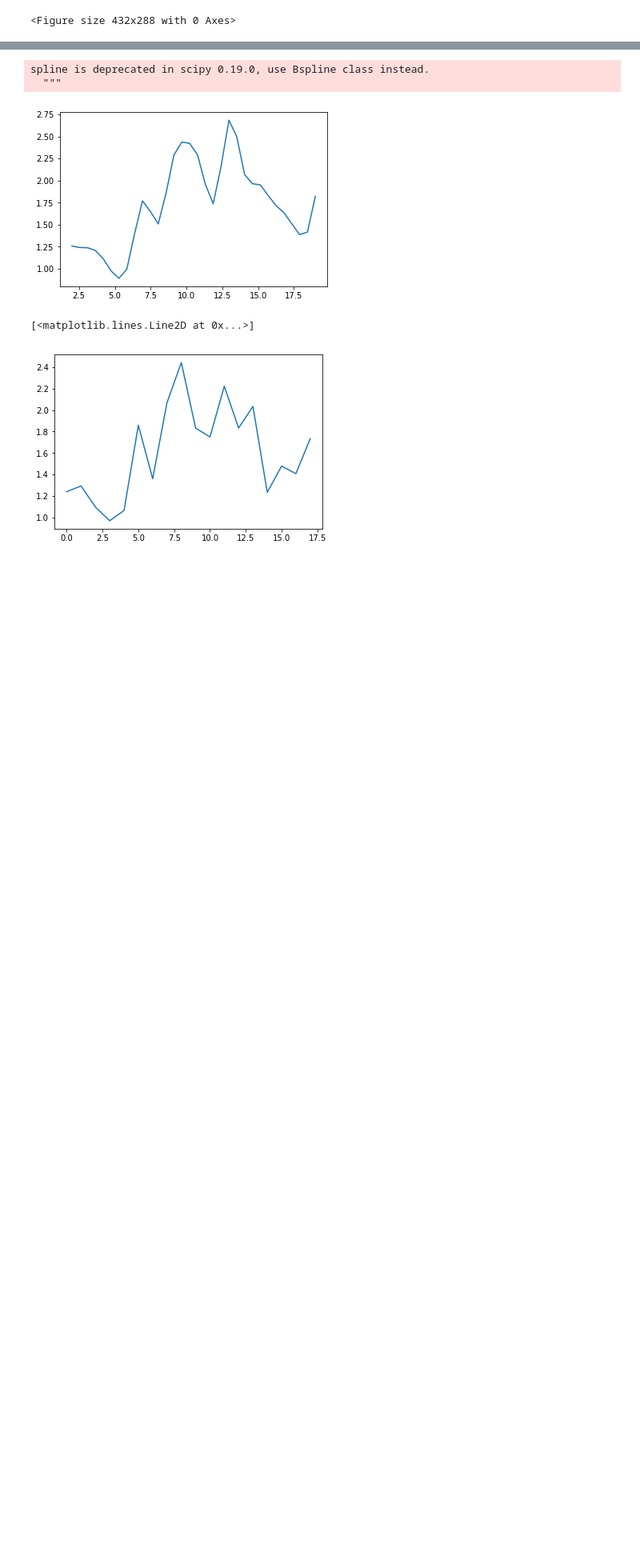
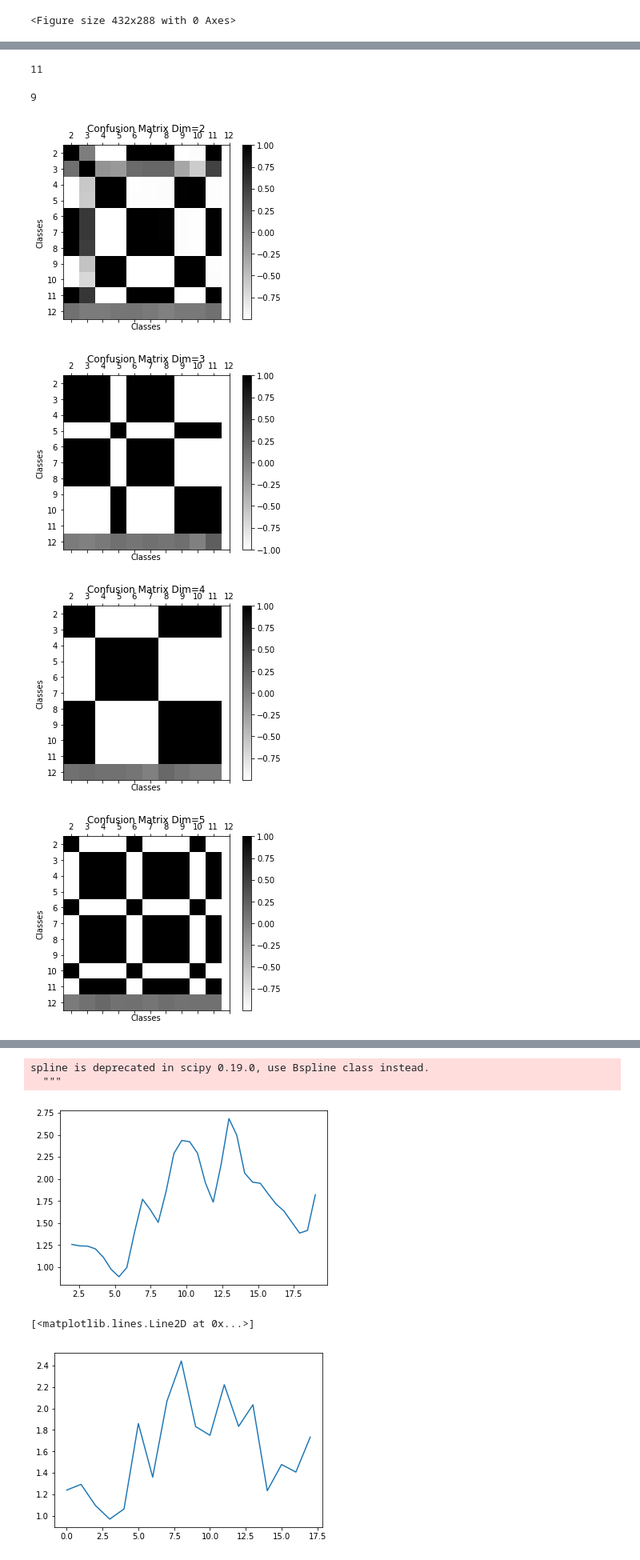
Before and after one commit to BouchardLab/ML_4_prec_prognosis, a Jupyter notebook: bin/outcome_clustering_plot.ipynb, the cells around one changed output, grey strips where cells are left out. Shown at 80% size. Drawn from its saved outputs; the diff is of its cells as text; code cells hidden in the pictures; blank space fills up the shorter version.

```diff
--- a/bin/outcome_clustering_plot.ipynb
+++ b/bin/outcome_clustering_plot.ipynb
@@ -302,4 +466,45 @@ for ii,k in enumerate(umap_dims): # umap dimension
+# %%
+len(clusters)
+# %% [output]
+11
 # %%
 score2 = score/norm_score.mean(axis=-1, keepdims=True)
 med_score = np.median(score2, axis=-1)
 max_score = np.amax(score2, axis=-1)
+# %%
+len(umap_dims)
+# %% [output]
+9
+# %%
+# with PdfPages('plots.pdf') as pdf:
+for d in range(len(umap_dims)):
+    mat_score = score[d,:,:]
+    for i in range(len(mat_score)-1):
+        for j in range(len(mat_score)-1):
+            val0 = mat_score[i]
+            val0 = val0 - val0.mean(keepdims=True)
+            val0 /= np.linalg.norm(val0,keepdims=True)
+            val1 = mat_score[j]
+            val1 = val1 - val1.mean(keepdims=True)
+            val1 /= np.linalg.norm(val1, keepdims=True)
+            x = (val0*val1).sum().mean()
+            mat_score[i,j] = x
+
+    f, ax = plt.subplots(1)
+    im = ax.matshow(mat_score, cmap='gray_r')
+    f.colorbar(im)
+    ax.set_xticks(np.arange(len(clusters)))
+    ax.set_xticklabels(clusters)
+    ax.set_xlabel('Classes')
+    ax.set_yticks(np.arange(len(clusters)))
+    ax.set_yticklabels(clusters)
+    ax.set_ylabel('Classes')
+    ax.set_title('Confusion Matrix Dim={}'.format(d+2))
+
+#         pdf.savefig()
+#         plt.close()
+# %% [output]
+[figure, added]
+[figure, added]
+[figure, added]
+[figure, added]
```
Also changed, not shown: parts of 15 cells of this notebook.
